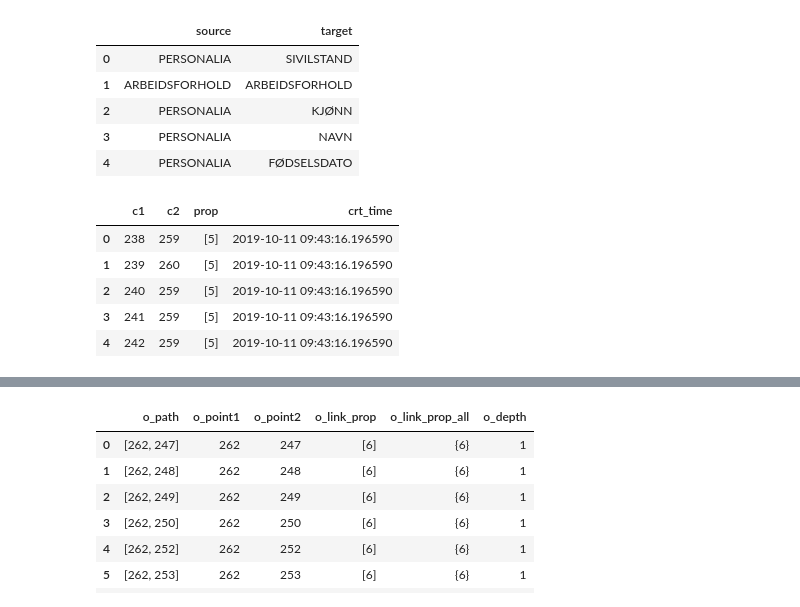
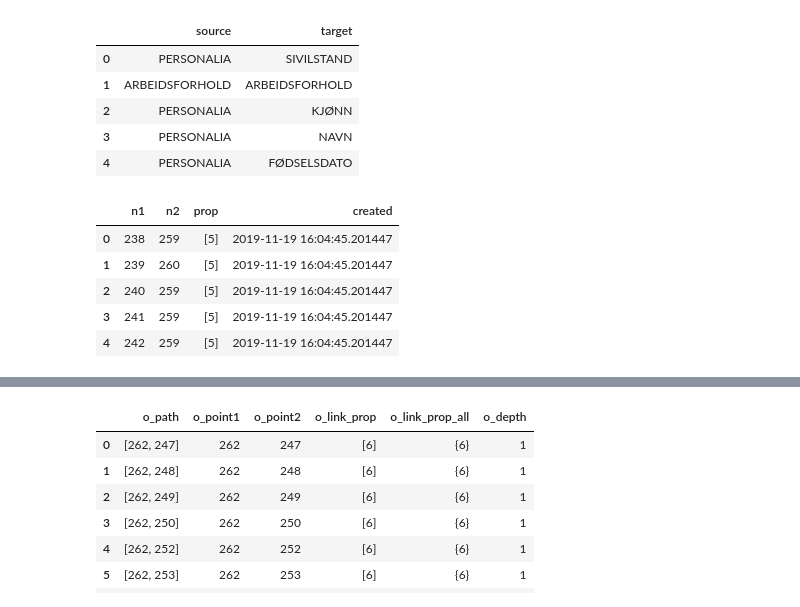
Before and after one commit to navikt/data-catalog-graph, a Jupyter notebook: notebooks/populate database.ipynb, the cells around one changed output, grey strips where cells are left out. Saved outputs shown, nothing was run; the diff lists cells and outputs as text; code cells hidden in the pictures.

```diff
--- a/notebooks/populate database.ipynb
+++ b/notebooks/populate database.ipynb
@@ -319,16 +317,16 @@ for index, row in df_edges.iterrows():
 
 conn.commit()
 # %%
-sql = "select * from tbl_er"
+sql = "select * from tbl_edge"
 df = sqlio.read_sql_query(sql, conn)
 df.head()
 # %% [output]
-|  | c1 | c2 | prop | crt_time |
-| 0 | 238 | 259 | [5] | 2019-10-11 09:43:16.196590 |
-| 1 | 239 | 260 | [5] | 2019-10-11 09:43:16.196590 |
-| 2 | 240 | 259 | [5] | 2019-10-11 09:43:16.196590 |
-| 3 | 241 | 259 | [5] | 2019-10-11 09:43:16.196590 |
-| 4 | 242 | 259 | [5] | 2019-10-11 09:43:16.196590 |
+|  | n1 | n2 | prop | created |
+| 0 | 238 | 259 | [5] | 2019-11-19 16:04:45.201447 |
+| 1 | 239 | 260 | [5] | 2019-11-19 16:04:45.201447 |
+| 2 | 240 | 259 | [5] | 2019-11-19 16:04:45.201447 |
+| 3 | 241 | 259 | [5] | 2019-11-19 16:04:45.201447 |
+| 4 | 242 | 259 | [5] | 2019-11-19 16:04:45.201447 |
 # %%
 sql = """
 create or replace function graph_search1(
```
Also changed, not shown: parts of 18 cells of this notebook, 15 other files.
